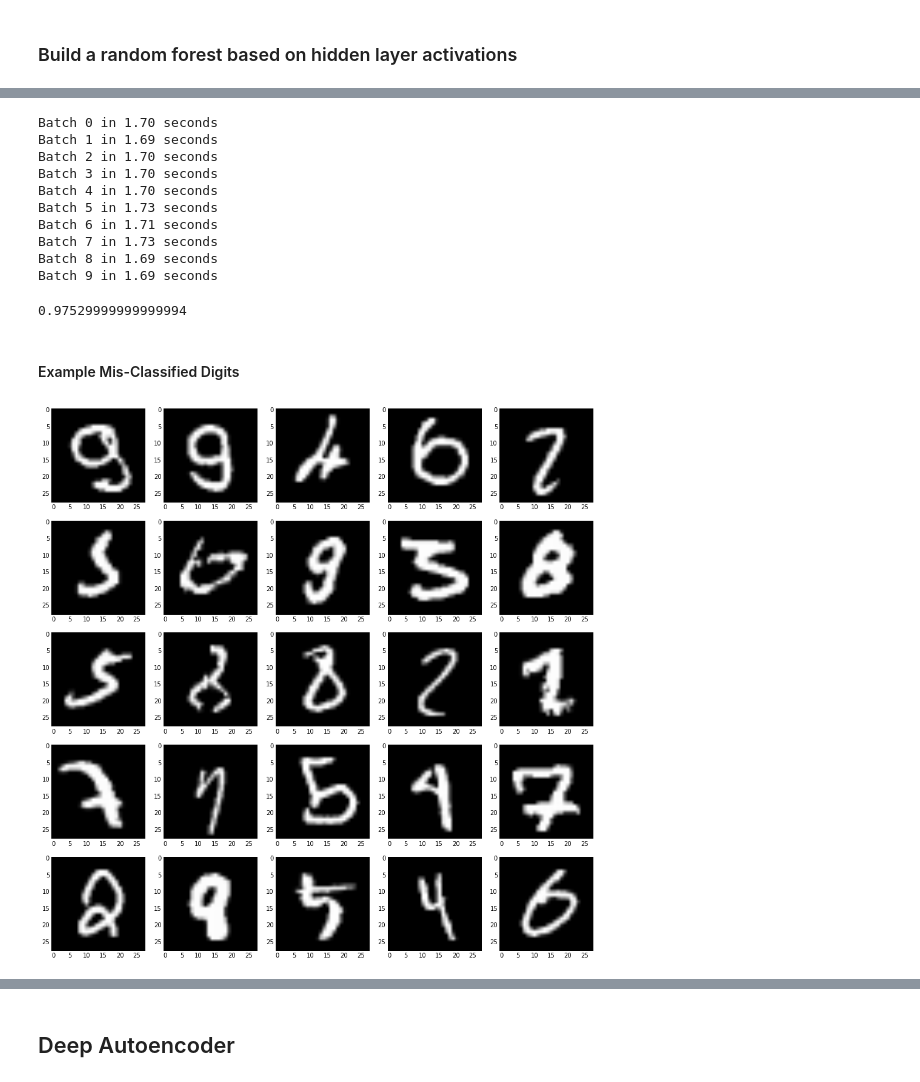
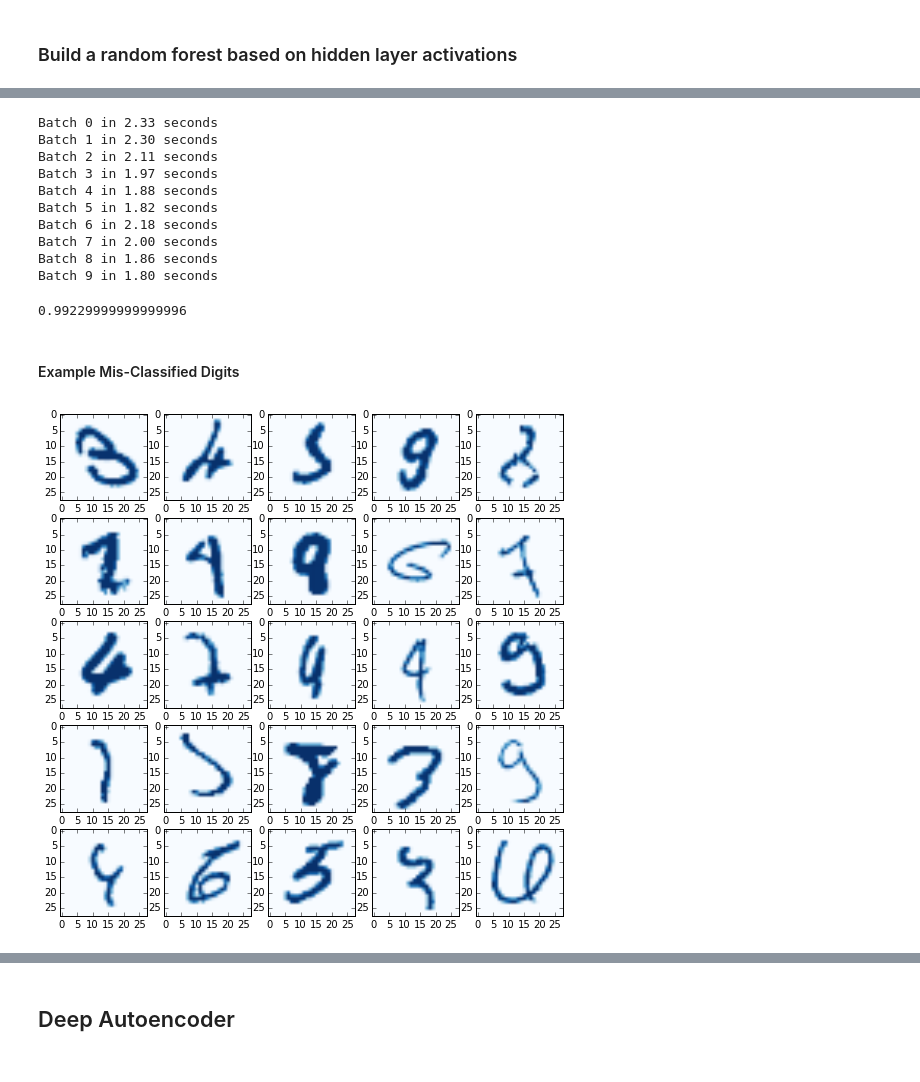
Before and after one commit to jeffschecter/sandbox, a Jupyter notebook: MNIST.ipynb, the cells around one changed output, grey strips where cells are left out. Cells and saved outputs as stored; diff of their text form; code cells hidden in the pictures.

```diff
--- a/MNIST.ipynb
+++ b/MNIST.ipynb
@@ -187,8 +190,7 @@ with tf.name_scope("softmax_output") as scope:
 #### Training, Evaluation, and Initilization
 # %%
 xent = -tf.reduce_mean(y_ * tf.log(y))
-learn_rate = tf.placeholder(tf.float32, [])
-train_step = tf.train.AdamOptimizer(learn_rate).minimize(xent)
+train_step = tf.train.AdamOptimizer(0.0001).minimize(xent)
 correct = tf.equal(tf.argmax(y, 1), tf.argmax(y_, 1))
 accuracy = tf.reduce_mean(tf.cast(correct, tf.float32))
 
@@ -196,35 +198,34 @@ sess.run(tf.initialize_all_variables())
 # %% [markdown]
 #### Main Loop
 # %%
-num_epochs = 1
+num_epochs = 10
 batch_size = 200
 dropout_keep_rate = 0.5
-base_learn_rate = 0.0001
-test_every_n_batches = 20
+test_every_n_batches = 50
 decay_factor = 5
 
 batches_per_epoch = train_im.shape[0] / batch_size
+mark = time.time()
 for ep in xrange(num_epochs):
     for i in xrange(batches_per_epoch):
-        this_learn_rate = base_learn_rate / (decay_factor ** (ep + (i / float(batches_per_epoch))))
-        print "epoch {ep}, batch {ba} / {bpe}: learn rate = {lr}".format(
-            ep=ep, ba=i, lr=this_learn_rate, bpe=batches_per_epoch)
+        sys.stdout.write(".")
+        sys.stdout.flush()
         start_offset = i * batch_size
         stop_offset = start_offset + batch_size
         train_step.run(feed_dict={
             x: train_im[start_offset:stop_offset],
             y_: train_labels_one_hot[start_offset:stop_offset],
-            keep_prob: dropout_keep_rate,
-            learn_rate: this_learn_rate})
+            keep_prob: dropout_keep_rate})
         if i % test_every_n_batches == 0:
             ac = accuracy.eval(feed_dict={
-                x: test_im[:100],
-                y_: test_labels_one_hot[:100],
+                x: test_im[:1000],
+                y_: test_labels_one_hot[:1000],
                 keep_prob: 1.0})
-            print "\nFinished epoch {ep}, batch {ba}: accuracy = {ac:.2f}\n".format(ep=ep, ba=i, ac=ac)
+            print "\nFinished epoch {ep}, batch {ba} after {t:.2f} seconds: accuracy = {ac:.3f}".format(
+                ep=ep, ba=i, t=time.time() - mark, ac=ac)
     ac = accuracy.eval(feed_dict={
         x: test_im,
         y_: test_labels_one_hot,
         keep_prob: 1.0})
-    print "\nEND OF EPOCH {ep}: accuracy = {ac:.4f}\n".format(ep=ep, ac=ac)
+    print "\nEND OF EPOCH {ep}: accuracy = {ac:.4f}".format(ep=ep, ac=ac)
 # %% [output]
@@ -287,16 +287,16 @@ for i in xrange(10):
             x: test_im[i * 1000:(i + 1) * 1000]}))
     print "Batch {b} in {t:.2f} seconds".format(b=i, t=time.time() - mark)
 # %% [output]
-Batch 0 in 1.70 seconds
-Batch 1 in 1.69 seconds
-Batch 2 in 1.70 seconds
-Batch 3 in 1.70 seconds
-Batch 4 in 1.70 seconds
-Batch 5 in 1.73 seconds
-Batch 6 in 1.71 seconds
-Batch 7 in 1.73 seconds
-Batch 8 in 1.69 seconds
-Batch 9 in 1.69 seconds
+Batch 0 in 2.33 seconds
+Batch 1 in 2.30 seconds
+Batch 2 in 2.11 seconds
+Batch 3 in 1.97 seconds
+Batch 4 in 1.88 seconds
+Batch 5 in 1.82 seconds
+Batch 6 in 2.18 seconds
+Batch 7 in 2.00 seconds
+Batch 8 in 1.86 seconds
+Batch 9 in 1.80 seconds
 # %%
 hidden_test = np.array(hidden_list).reshape(10000, 1024)
 # %%
@@ -308,7 +308,7 @@ clf.fit(hidden_train, train_labels)
 model_labels = clf.predict(hidden_test)
 (model_labels == test_labels).mean()
 # %% [output]
-0.97529999999999994
+0.99229999999999996
 # %%
 misses = test_im[(model_labels != test_labels)]
 miss_test_labels = test_labels[(model_labels != test_labels)]
@@ -318,19 +318,19 @@ miss_guess_labels = model_labels[(model_labels != test_labels)]
 # %%
 from matplotlib import cm
 
-figsize(16, 16)
+figsize(9, 9)
 _, axes = plt.subplots(5, 5)
 axes = axes.reshape(25)
 
 for x in xrange(25):
     im = misses[x]
     test_label = miss_test_labels[x]
     guess_label = miss_guess_labels[x]
     ax = axes[x]
     ax.imshow(im, cmap=cm.Blues)
 plt.show()
 # %% [output]
-[figure, old version]
+[figure, new version]
 # %%
 confusion = np.zeros((10, 10), dtype=np.int)
 for guess, target in zip(miss_guess_labels, miss_test_labels):
```
Also changed, not shown: parts of 11 cells of this notebook.
